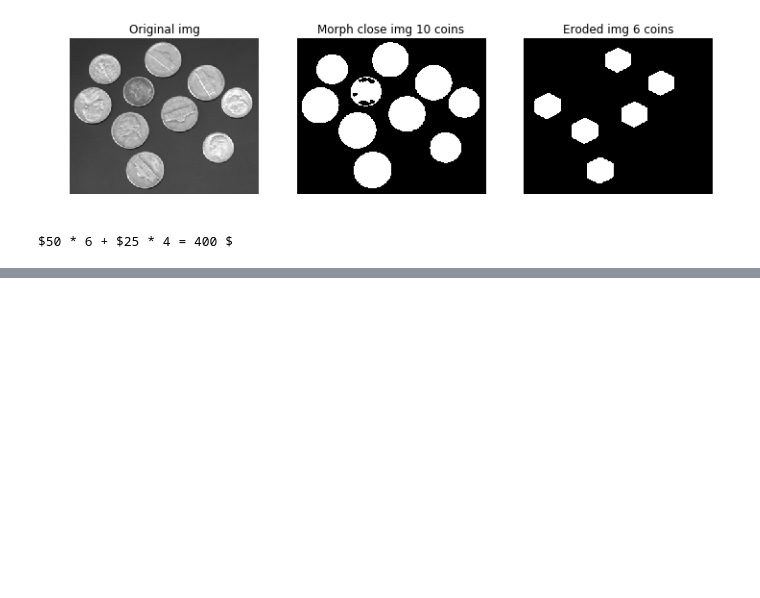
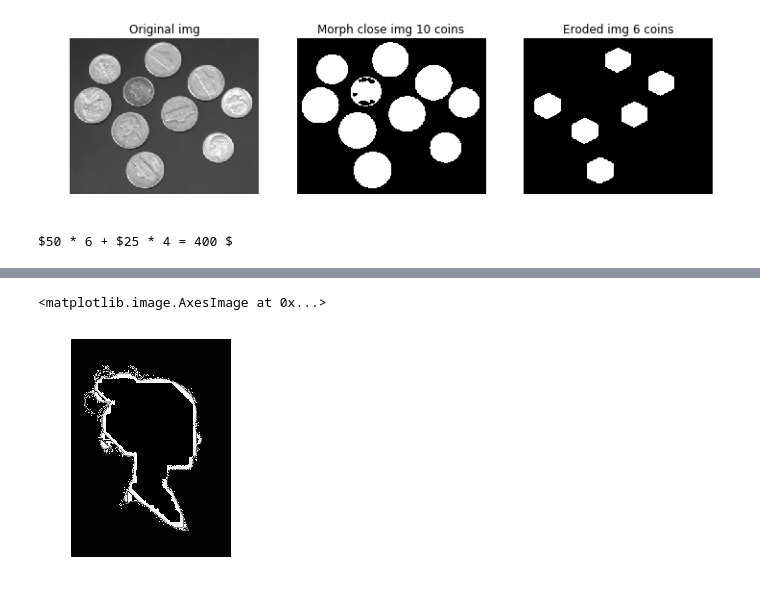
Before and after one commit to nabilnegm/image-tunning, a Jupyter notebook: main.ipynb, the cells around one changed output, grey strips where cells are left out. Saved outputs shown, nothing was run; the diff lists cells and outputs as text; code cells hidden in the pictures; blank space fills up the shorter version.

```diff
--- a/main.ipynb
+++ b/main.ipynb
@@ -163,0 +258,14 @@ $50 * 6 + $25 * 4 = 400 $
+# %%
+girl = cv.cvtColor(cv.imread('input/Girl.png', 1), cv.COLOR_BGR2RGB)
+girl_close= cv.morphologyEx(girl,cv.MORPH_CLOSE,squareSE_V)
+girl_close += cv.morphologyEx(girl,cv.MORPH_CLOSE,squareSE_H)
+girl_close += cv.morphologyEx(girl,cv.MORPH_CLOSE,squareSE_45)
+girl_close += cv.morphologyEx(girl,cv.MORPH_CLOSE,circleSE)
+
+
+
+plt.axis('off')
+plt.imshow(girl - girl_close)
+# %% [output]
+<matplotlib.image.AxesImage at 0x...>
+[figure, added]
```
Also changed, not shown: parts of 17 cells of this notebook, 2 other files.
